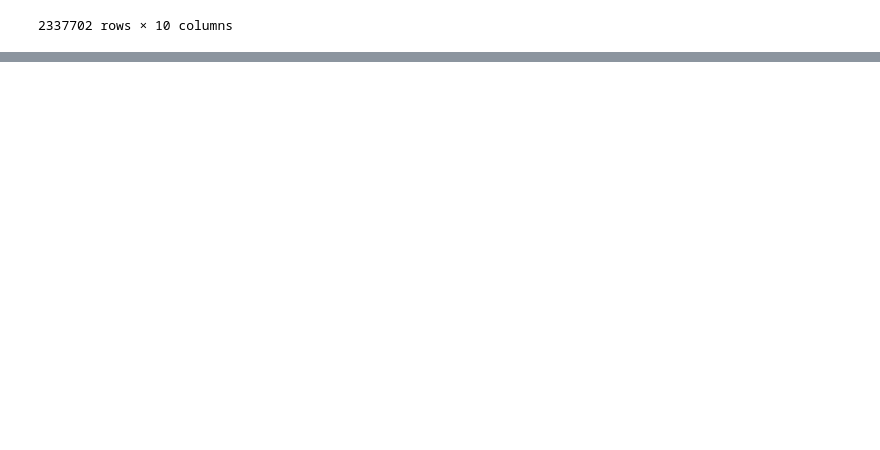
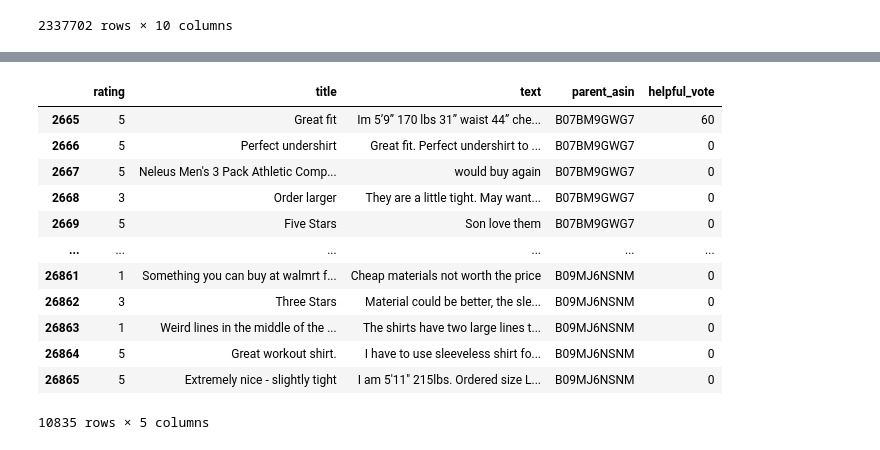
Before and after one commit to smallbrowndog/3-1_project, a Jupyter notebook: f_cleaned.ipynb, the cells around one changed output, grey strips where cells are left out. Saved outputs shown, nothing was run; the diff lists cells and outputs as text; code cells hidden in the pictures; blank space fills up the shorter version.

```diff
--- a/f_cleaned.ipynb
+++ b/f_cleaned.ipynb
@@ -162,0 +214,25 @@ plt.show()
+# %%
+nasi = ['B09M6X79V9','B09H6MXJ71','B07BM9GWG7','B09MJ6NSNM','B07S8KMCQW']
+one = ['B07CQ84KLT', 'B097RFTKJP','B07XD71F1H','B076QD9NP1']
+hoody = ['B09KHSM7BB', 'B009R09Z8W', 'B084LJ5ZJ5']
+re = ['B0BVMLJTFS', 'B08F1V3KB9']
+long = ['B0B2KL8C8Q', 'B0928FSGGD']
+ga = ['B01JUP0DLQ']
+jo = ['B0B16Q1854']
+
+PA_fin_df = fin_df.drop(['images', 'asin', 'user_id', 'timestamp', 'verified_purchase'], axis=1)
+PA_fin_df[PA_fin_df['parent_asin'].isin(nasi)]
+# %% [output]
+|  | rating | title | text | parent_asin | helpful_vote |
+| 2665 | 5 | Great fit | Im 5’9” 170 lbs 31” waist 44” che... | B07BM9GWG7 | 60 |
+| 2666 | 5 | Perfect undershirt | Great fit. Perfect undershirt to ... | B07BM9GWG7 | 0 |
+| 2667 | 5 | Neleus Men's 3 Pack Athletic Comp... | would buy again | B07BM9GWG7 | 0 |
+| 2668 | 3 | Order larger | They are a little tight. May want... | B07BM9GWG7 | 0 |
+| 2669 | 5 | Five Stars | Son love them | B07BM9GWG7 | 0 |
+| ... | ... | ... | ... | ... | ... |
+| 26861 | 1 | Something you can buy at walmrt f... | Cheap materials not worth the price | B09MJ6NSNM | 0 |
+| 26862 | 3 | Three Stars | Material could be better, the sle... | B09MJ6NSNM | 0 |
+| 26863 | 1 | Weird lines in the middle of the ... | The shirts have two large lines t... | B09MJ6NSNM | 0 |
+| 26864 | 5 | Great workout shirt. | I have to use sleeveless shirt fo... | B09MJ6NSNM | 0 |
+| 26865 | 5 | Extremely nice - slightly tight | I am 5'11" 215lbs. Ordered size L... | B09MJ6NSNM | 0 |
+10835 rows × 5 columns
```
Also changed, not shown: parts of 17 cells of this notebook.
